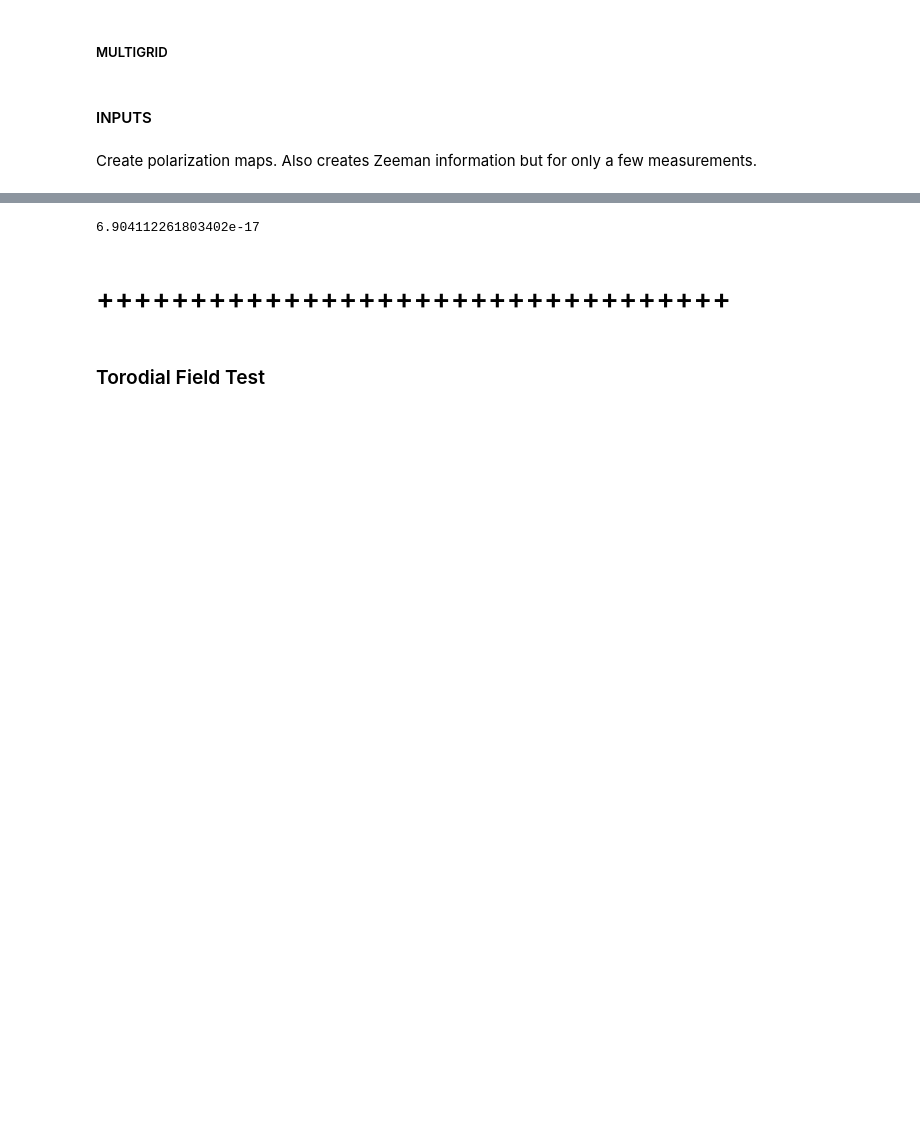
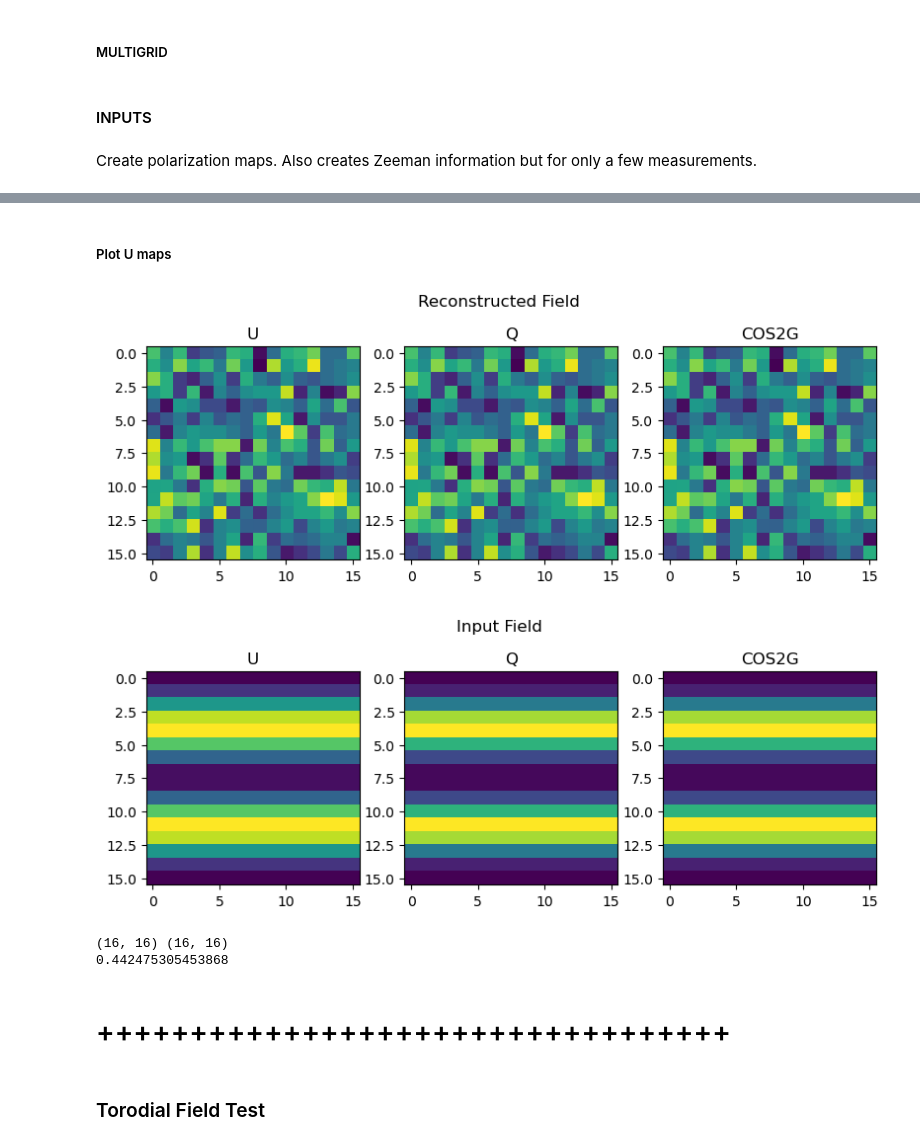
Before and after one commit to skressy/reconstruction, a Jupyter notebook: 3D_recon_zeeman.ipynb, the cells around one changed output, grey strips where cells are left out. Cells and saved outputs as stored; diff of their text form; code cells hidden in the pictures; blank space fills up the shorter version.

```diff
--- a/3D_recon_zeeman.ipynb
+++ b/3D_recon_zeeman.ipynb
@@ -171,9 +374,39 @@ iu      = 2*bxr*byr/(bxr**2+byr**2) * icos2g
+# %% [markdown]
+##### Plot U maps
+# %%
+fig, ax = plt.subplots(1,3, figsize=(8,4))
+# ax[0].imshow(U)
+ax[0].imshow(iu[0, :, :])
+ax[1].imshow(iq[0, :, :])
+ax[2].imshow(icos2g[0, :, :])
+ax[0].set_title('U')
+ax[1].set_title('Q')
+ax[2].set_title('COS2G')
+plt.suptitle('Reconstructed Field')
+plt.tight_layout(rect=[0, 0.03, 1, 1.2]) # Adjust top margin to make space for suptitle
+
+fig, ax = plt.subplots(1,3, figsize=(8,4))
+ax[0].imshow(U)
+ax[1].imshow(Q)
+ax[2].imshow(COS)
+ax[0].set_title('U')
+ax[1].set_title('Q')
+ax[2].set_title('COS2G')
+plt.suptitle('Input Field')
+plt.tight_layout(rect=[0, 0.03, 1, 1.2]) # Adjust top margin to make space for suptitle
+# %% [output]
+[figure, added]
+[figure, added]
 # %%
 # resy = np.sqrt(np.mean((bx-bxr)**2 + (by-byr)**2 + (bz-bzr)**2))
-residual = np.sqrt(np.mean((iu-u)**2 + (iq-q)**2))
+residual = np.sqrt(np.mean((iu[0]-U)**2 + (iq[0]-Q)**2))
+print(np.shape(iu[0]), np.shape(U))
 print(residual)
+# residual2 = np.sqrt(np.mean((iu-U)**2 + (iq-Q)**2) + (icos2g-COS)**2)
+# print(residual2)
 # %% [output]
-6.904112261803402e-17
+(16, 16) (16, 16)
+0.442475305453868
 # %% [markdown]
 # ++++++++++++++++++++++++++++++++++
 # %% [markdown]
```
Also changed, not shown: parts of 16 cells of this notebook, 7 other files.
